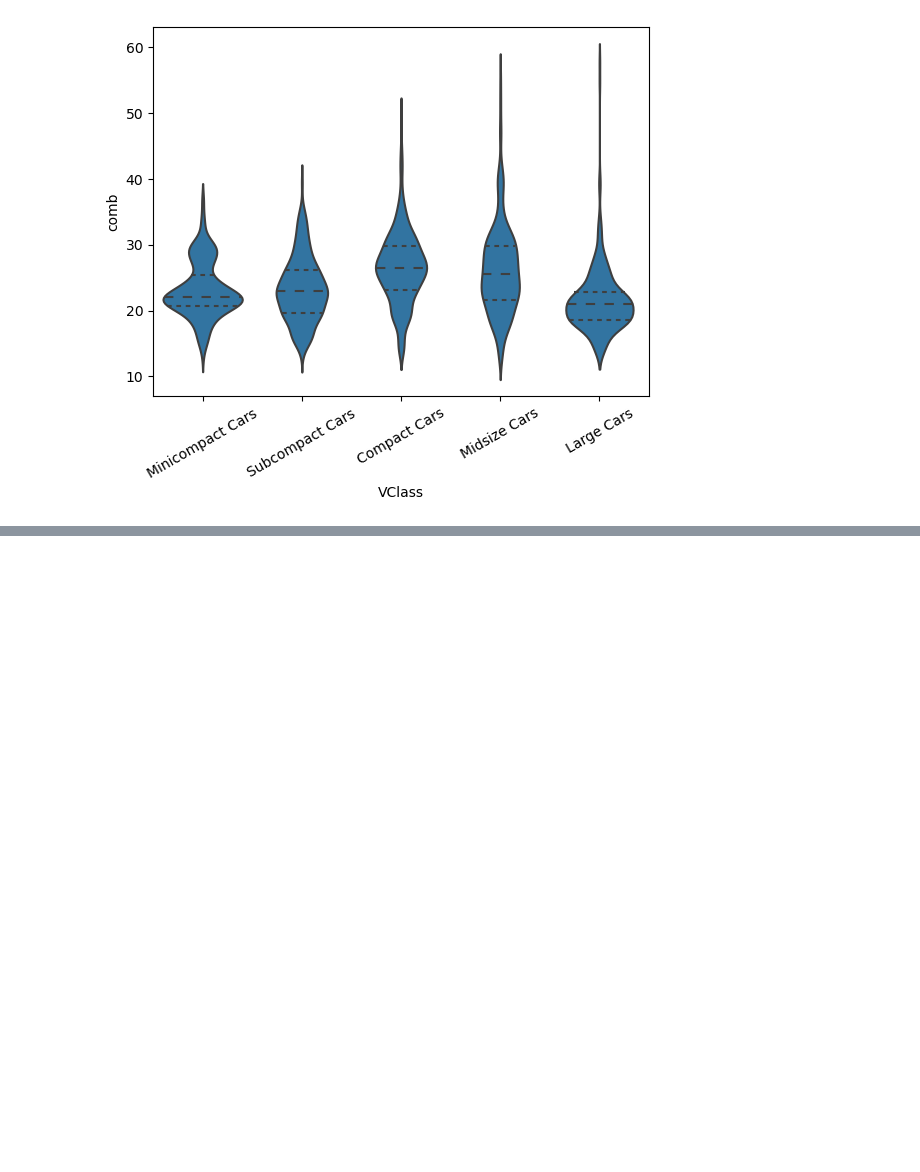
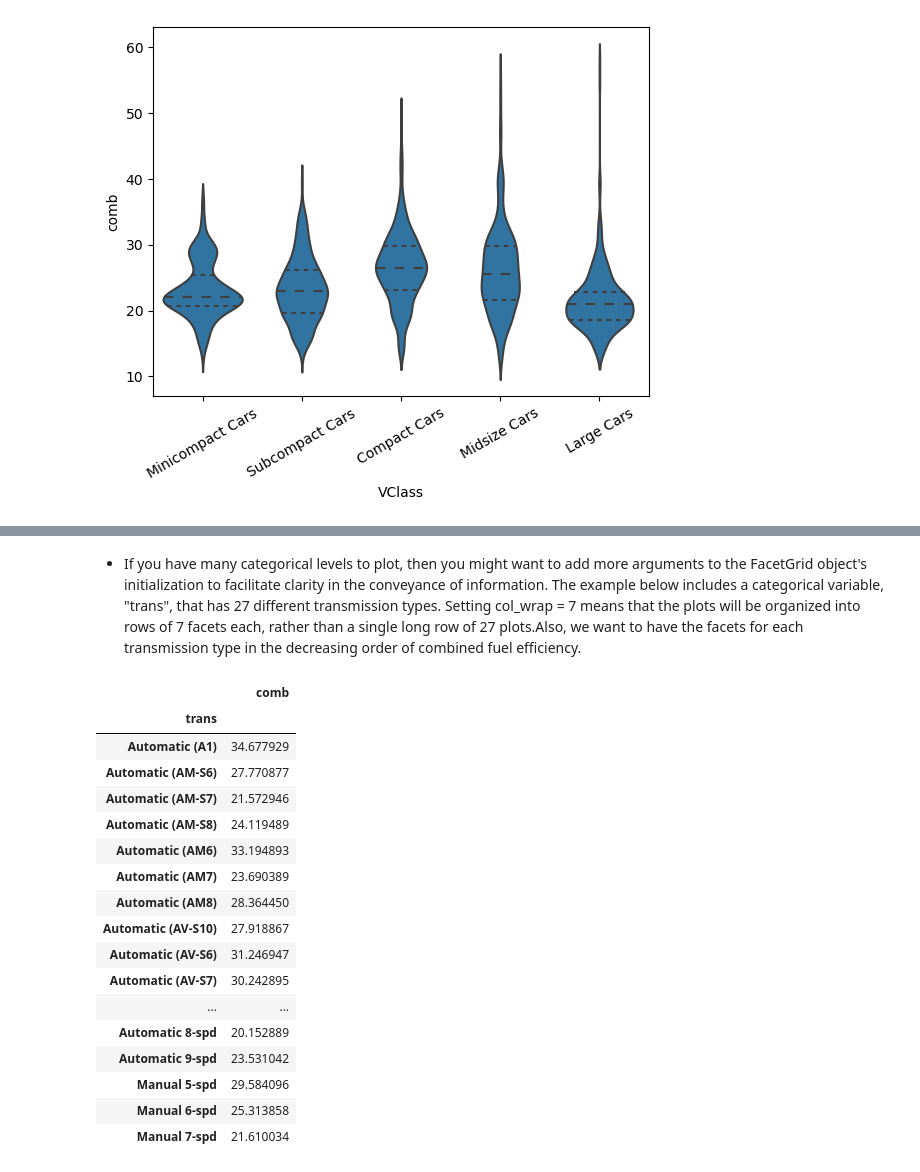
Before and after one commit to sidahmed-faisal/PokemonVis, a Jupyter notebook: fuel_econ.ipynb, the cells around one changed output, grey strips where cells are left out. Cells and saved outputs as stored; diff of their text form; code cells hidden in the pictures; blank space fills up the shorter version.

```diff
--- a/fuel_econ.ipynb
+++ b/fuel_econ.ipynb
@@ -379,0 +387,27 @@ Name: comb, dtype: float64
+# %% [markdown]
+* If you have many categorical levels to plot, then you might want to add more arguments to the FacetGrid object's initialization to facilitate clarity in the conveyance of information. The example below includes a categorical variable, "trans", that has 27 different transmission types. Setting col_wrap = 7 means that the plots will be organized into rows of 7 facets each, rather than a single long row of 27 plots.Also, we want to have the facets for each transmission type in the decreasing order of combined fuel efficiency.
+# %%
+# Find the order in which you want to display the Facets
+# For each transmission type, find the combined fuel efficiency
+# mean of comb for each trans type
+group_means = fuel_econ[['trans', 'comb']].groupby(['trans']).mean()
+group_means
+# %% [output]
+|  | comb |
+| trans |  |
+| Automatic (A1) | 34.677929 |
+| Automatic (AM-S6) | 27.770877 |
+| Automatic (AM-S7) | 21.572946 |
+| Automatic (AM-S8) | 24.119489 |
+| Automatic (AM6) | 33.194893 |
+| Automatic (AM7) | 23.690389 |
+| Automatic (AM8) | 28.364450 |
+| Automatic (AV-S10) | 27.918867 |
+| Automatic (AV-S6) | 31.246947 |
+| Automatic (AV-S7) | 30.242895 |
+| ... | ... |
+| Automatic 8-spd | 20.152889 |
+| Automatic 9-spd | 23.531042 |
+| Manual 5-spd | 29.584096 |
+| Manual 6-spd | 25.313858 |
+| Manual 7-spd | 21.610034 |
```
Also changed, not shown: parts of 28 cells of this notebook.
